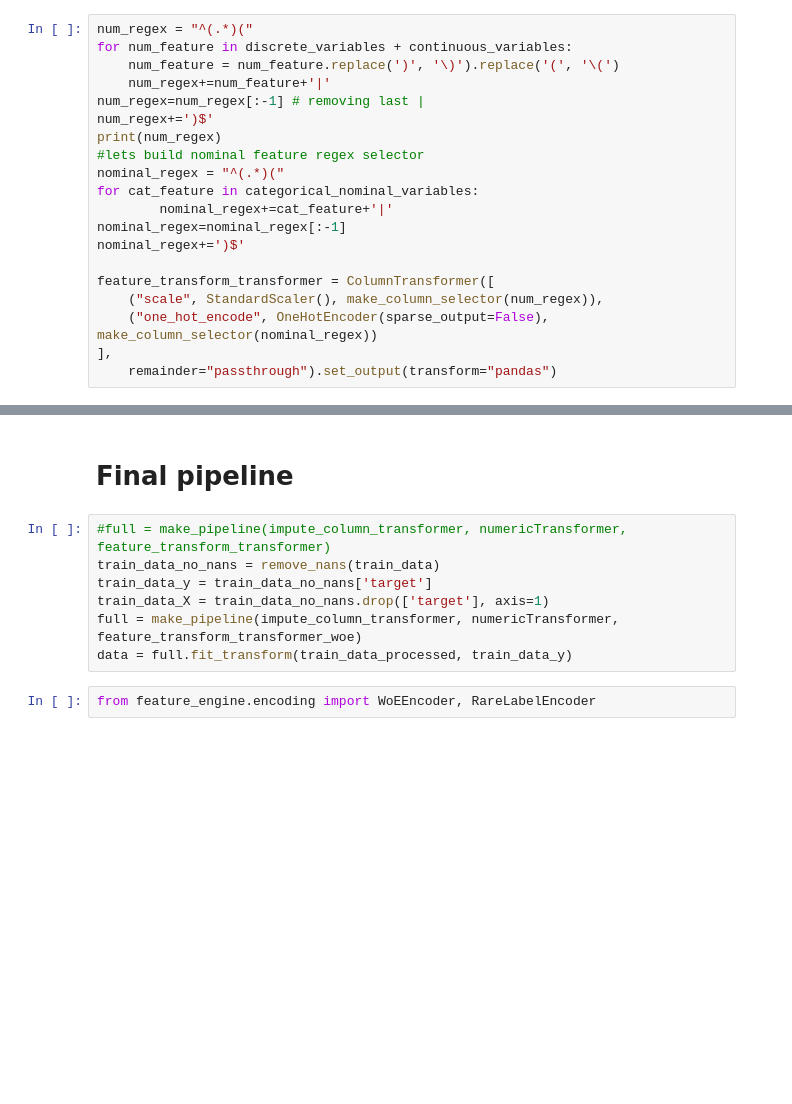
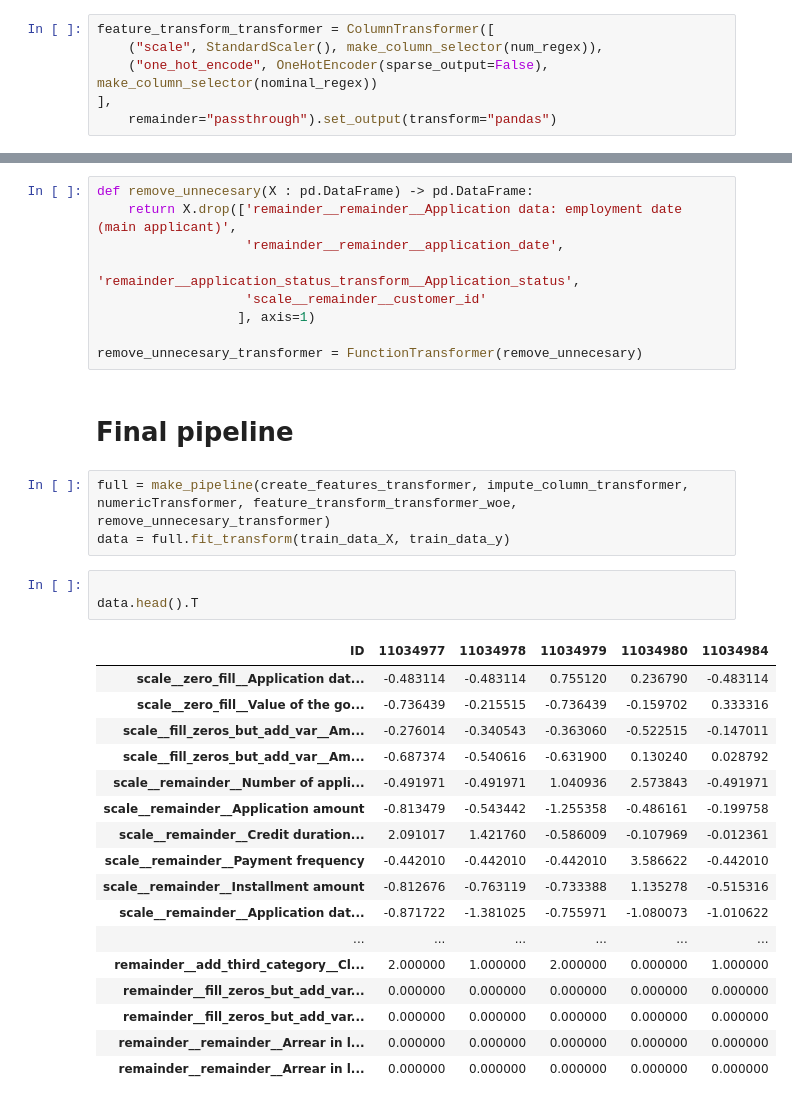
Before and after one commit to Sillem/ING-den, a Jupyter notebook: data_transformation.ipynb, the cells around one changed output, grey strips where cells are left out. Drawn from its saved outputs; the diff is of its cells as text; blank space fills up the shorter version.

Commit message:
final version of pipeline, should work just fine

```diff
--- a/data_transformation.ipynb
+++ b/data_transformation.ipynb
@@ -180,20 +271,6 @@ numericTransformer = FunctionTransformer(make_dataframe_numeric_again)
 # %% [markdown]
 Now I want to scale and OneHotEncode variables.
 # %%
-num_regex = "^(.*)("
-for num_feature in discrete_variables + continuous_variables:
-    num_feature = num_feature.replace(')', '\)').replace('(', '\(')
-    num_regex+=num_feature+'|'
-num_regex=num_regex[:-1] # removing last |
-num_regex+=')$'
-print(num_regex)
-#lets build nominal feature regex selector
-nominal_regex = "^(.*)("
-for cat_feature in categorical_nominal_variables:
-        nominal_regex+=cat_feature+'|'
-nominal_regex=nominal_regex[:-1]
-nominal_regex+=')$'
-
 feature_transform_transformer = ColumnTransformer([
     ("scale", StandardScaler(), make_column_selector(num_regex)),
     ("one_hot_encode", OneHotEncoder(sparse_output=False), make_column_selector(nominal_regex))
@@ -210,11 +289,35 @@ feature_transform_transformer_woe = ColumnTransformer([
+# %%
+def remove_unnecesary(X : pd.DataFrame) -> pd.DataFrame:
+    return X.drop(['remainder__remainder__Application data: employment date (main applicant)',
+                   'remainder__remainder__application_date',
+                   'remainder__application_status_transform__Application_status',
+                   'scale__remainder__customer_id'
+                  ], axis=1)
+
+remove_unnecesary_transformer = FunctionTransformer(remove_unnecesary)
 # %% [markdown]
 # Final pipeline
-# %%
-#full = make_pipeline(impute_column_transformer, numericTransformer, feature_transform_transformer)
-train_data_no_nans = remove_nans(train_data)
-train_data_y = train_data_no_nans['target']
-train_data_X = train_data_no_nans.drop(['target'], axis=1)
-full = make_pipeline(impute_column_transformer, numericTransformer, feature_transform_transformer_woe)
-data = full.fit_transform(train_data_processed, train_data_y)
-# %%
-from feature_engine.encoding import WoEEncoder, RareLabelEncoder
+# %%
+full = make_pipeline(create_features_transformer, impute_column_transformer, numericTransformer, feature_transform_transformer_woe, remove_unnecesary_transformer)
+data = full.fit_transform(train_data_X, train_data_y)
+# %%
+
+data.head().T
+# %% [output]
+| ID | 11034977 | 11034978 | 11034979 | 11034980 | 11034984 |
+| scale__zero_fill__Application dat... | -0.483114 | -0.483114 | 0.755120 | 0.236790 | -0.483114 |
+| scale__zero_fill__Value of the go... | -0.736439 | -0.215515 | -0.736439 | -0.159702 | 0.333316 |
+| scale__fill_zeros_but_add_var__Am... | -0.276014 | -0.340543 | -0.363060 | -0.522515 | -0.147011 |
+| scale__fill_zeros_but_add_var__Am... | -0.687374 | -0.540616 | -0.631900 | 0.130240 | 0.028792 |
+| scale__remainder__Number of appli... | -0.491971 | -0.491971 | 1.040936 | 2.573843 | -0.491971 |
+| scale__remainder__Application amount | -0.813479 | -0.543442 | -1.255358 | -0.486161 | -0.199758 |
+| scale__remainder__Credit duration... | 2.091017 | 1.421760 | -0.586009 | -0.107969 | -0.012361 |
+| scale__remainder__Payment frequency | -0.442010 | -0.442010 | -0.442010 | 3.586622 | -0.442010 |
+| scale__remainder__Installment amount | -0.812676 | -0.763119 | -0.733388 | 1.135278 | -0.515316 |
+| scale__remainder__Application dat... | -0.871722 | -1.381025 | -0.755971 | -1.080073 | -1.010622 |
+| ... | ... | ... | ... | ... | ... |
+| remainder__add_third_category__Cl... | 2.000000 | 1.000000 | 2.000000 | 0.000000 | 1.000000 |
+| remainder__fill_zeros_but_add_var... | 0.000000 | 0.000000 | 0.000000 | 0.000000 | 0.000000 |
+| remainder__fill_zeros_but_add_var... | 0.000000 | 0.000000 | 0.000000 | 0.000000 | 0.000000 |
+| remainder__remainder__Arrear in l... | 0.000000 | 0.000000 | 0.000000 | 0.000000 | 0.000000 |
+| remainder__remainder__Arrear in l... | 0.000000 | 0.000000 | 0.000000 | 0.000000 | 0.000000 |
```
Also changed, not shown: parts of 10 cells of this notebook, 1 other file.
